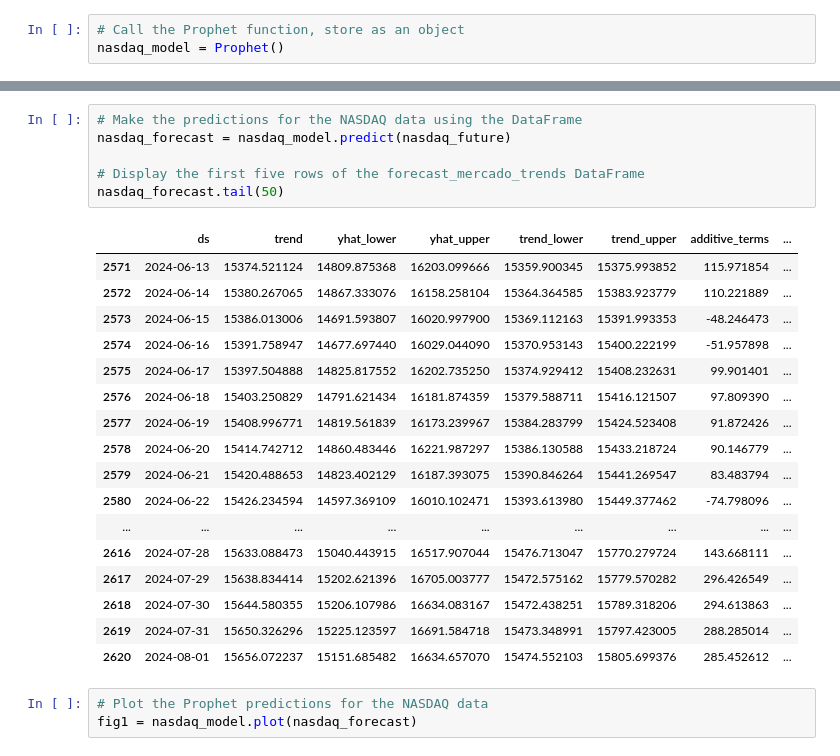
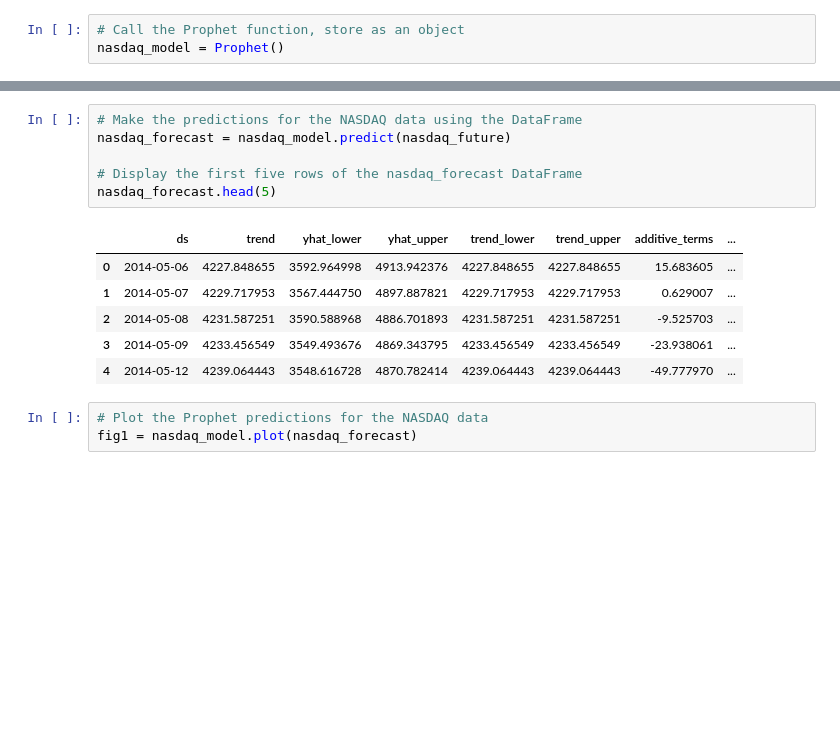
Before and after one commit to itaylor1645/project_1, a Jupyter notebook: stocks.ipynb, the cells around one changed output, grey strips where cells are left out. Cells and saved outputs as stored; diff of their text form; blank space fills up the shorter version.

Commit message:
added Prophet forecasting for NASDAQ and SP500

```diff
--- a/stocks.ipynb
+++ b/stocks.ipynb
@@ -445,27 +446,16 @@ nasdaq_future.tail(5)
 # %%
 # Make the predictions for the NASDAQ data using the DataFrame
 nasdaq_forecast = nasdaq_model.predict(nasdaq_future)
 
-# Display the first five rows of the forecast_mercado_trends DataFrame
-nasdaq_forecast.tail(50)
+# Display the first five rows of the nasdaq_forecast DataFrame
+nasdaq_forecast.head(5)
 # %% [output]
 |  | ds | trend | yhat_lower | yhat_upper | trend_lower | trend_upper | additive_terms | ... |
-| 2571 | 2024-06-13 | 15374.521124 | 14809.875368 | 16203.099666 | 15359.900345 | 15375.993852 | 115.971854 | ... |
-| 2572 | 2024-06-14 | 15380.267065 | 14867.333076 | 16158.258104 | 15364.364585 | 15383.923779 | 110.221889 | ... |
-| 2573 | 2024-06-15 | 15386.013006 | 14691.593807 | 16020.997900 | 15369.112163 | 15391.993353 | -48.246473 | ... |
-| 2574 | 2024-06-16 | 15391.758947 | 14677.697440 | 16029.044090 | 15370.953143 | 15400.222199 | -51.957898 | ... |
-| 2575 | 2024-06-17 | 15397.504888 | 14825.817552 | 16202.735250 | 15374.929412 | 15408.232631 | 99.901401 | ... |
-| 2576 | 2024-06-18 | 15403.250829 | 14791.621434 | 16181.874359 | 15379.588711 | 15416.121507 | 97.809390 | ... |
-| 2577 | 2024-06-19 | 15408.996771 | 14819.561839 | 16173.239967 | 15384.283799 | 15424.523408 | 91.872426 | ... |
-| 2578 | 2024-06-20 | 15414.742712 | 14860.483446 | 16221.987297 | 15386.130588 | 15433.218724 | 90.146779 | ... |
-| 2579 | 2024-06-21 | 15420.488653 | 14823.402129 | 16187.393075 | 15390.846264 | 15441.269547 | 83.483794 | ... |
-| 2580 | 2024-06-22 | 15426.234594 | 14597.369109 | 16010.102471 | 15393.613980 | 15449.377462 | -74.798096 | ... |
-| ... | ... | ... | ... | ... | ... | ... | ... | ... |
-| 2616 | 2024-07-28 | 15633.088473 | 15040.443915 | 16517.907044 | 15476.713047 | 15770.279724 | 143.668111 | ... |
-| 2617 | 2024-07-29 | 15638.834414 | 15202.621396 | 16705.003777 | 15472.575162 | 15779.570282 | 296.426549 | ... |
-| 2618 | 2024-07-30 | 15644.580355 | 15206.107986 | 16634.083167 | 15472.438251 | 15789.318206 | 294.613863 | ... |
-| 2619 | 2024-07-31 | 15650.326296 | 15225.123597 | 16691.584718 | 15473.348991 | 15797.423005 | 288.285014 | ... |
-| 2620 | 2024-08-01 | 15656.072237 | 15151.685482 | 16634.657070 | 15474.552103 | 15805.699376 | 285.452612 | ... |
+| 0 | 2014-05-06 | 4227.848655 | 3592.964998 | 4913.942376 | 4227.848655 | 4227.848655 | 15.683605 | ... |
+| 1 | 2014-05-07 | 4229.717953 | 3567.444750 | 4897.887821 | 4229.717953 | 4229.717953 | 0.629007 | ... |
+| 2 | 2014-05-08 | 4231.587251 | 3590.588968 | 4886.701893 | 4231.587251 | 4231.587251 | -9.525703 | ... |
+| 3 | 2014-05-09 | 4233.456549 | 3549.493676 | 4869.343795 | 4233.456549 | 4233.456549 | -23.938061 | ... |
+| 4 | 2014-05-12 | 4239.064443 | 3548.616728 | 4870.782414 | 4239.064443 | 4239.064443 | -49.777970 | ... |
 # %%
 # Plot the Prophet predictions for the NASDAQ data
 fig1 = nasdaq_model.plot(nasdaq_forecast)
```
Also changed, not shown: parts of 18 cells of this notebook.
